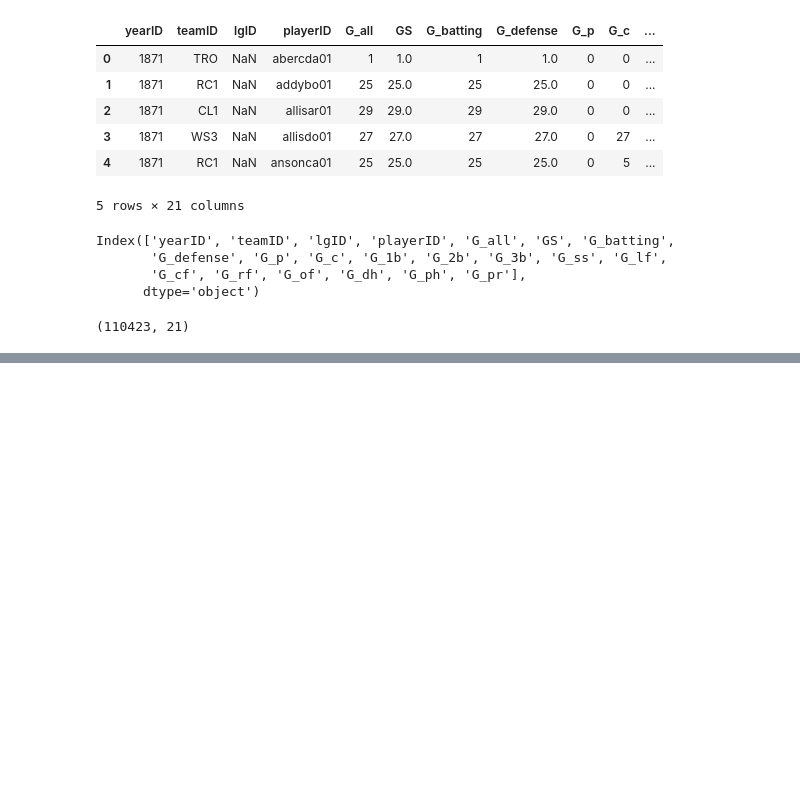
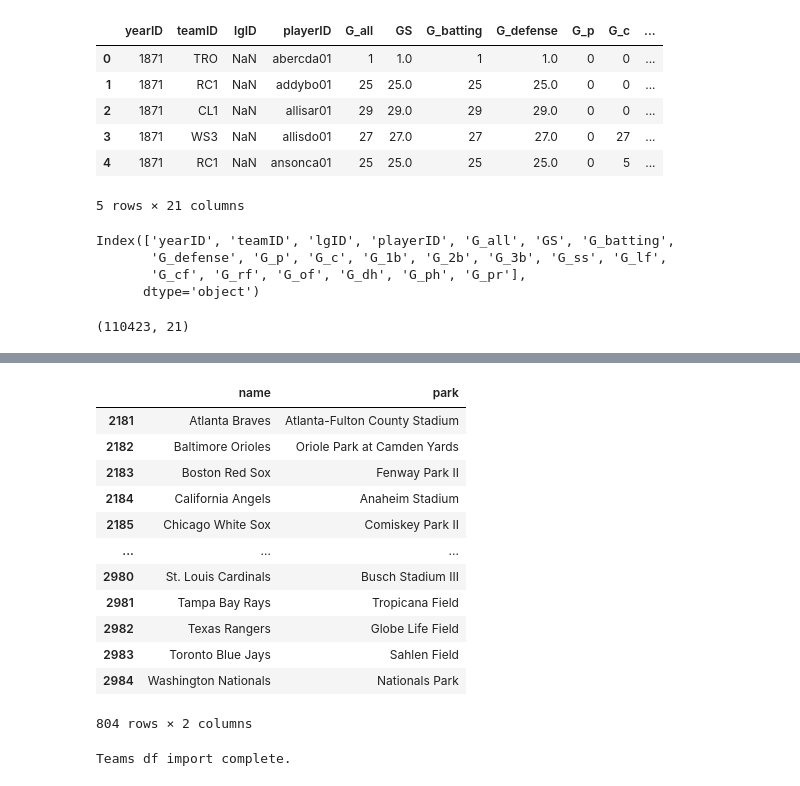
Before and after one commit to eric-spoerner/just_baseball_things, a Jupyter notebook: exploratory_analysis.ipynb, the cells around one changed output, grey strips where cells are left out. Cells and saved outputs as stored; diff of their text form; code cells hidden in the pictures; blank space fills up the shorter version.

Commit message:
Added postgres db schema and import from exploratory py notebook

```diff
--- a/exploratory_analysis.ipynb
+++ b/exploratory_analysis.ipynb
@@ -139,0 +228,3 @@ teams_trimmed_df
+# %%
+# renaming to facilitate postgres etl
+teams_trimmed_df.rename(columns = {'2B': 'double', '3B': 'triple'}, inplace=True)
@@ -139,0 +251,22 @@ teams_trimmed_df
+# %%
+teams_trimmed_df[['name', 'park']]
+# %% [output]
+|  | name | park |
+| 2181 | Atlanta Braves | Atlanta-Fulton County Stadium |
+| 2182 | Baltimore Orioles | Oriole Park at Camden Yards |
+| 2183 | Boston Red Sox | Fenway Park II |
+| 2184 | California Angels | Anaheim Stadium |
+| 2185 | Chicago White Sox | Comiskey Park II |
+| ... | ... | ... |
+| 2980 | St. Louis Cardinals | Busch Stadium III |
+| 2981 | Tampa Bay Rays | Tropicana Field |
+| 2982 | Texas Rangers | Globe Life Field |
+| 2983 | Toronto Blue Jays | Sahlen Field |
+| 2984 | Washington Nationals | Nationals Park |
+804 rows × 2 columns
+# %%
+appearances_trimmed_df.to_sql(name='teams', con=engine, if_exists='replace')
+
+print("Teams df import complete.")
+# %% [output]
+Teams df import complete.
```
Also changed, not shown: parts of 14 cells of this notebook, 2 other files.
